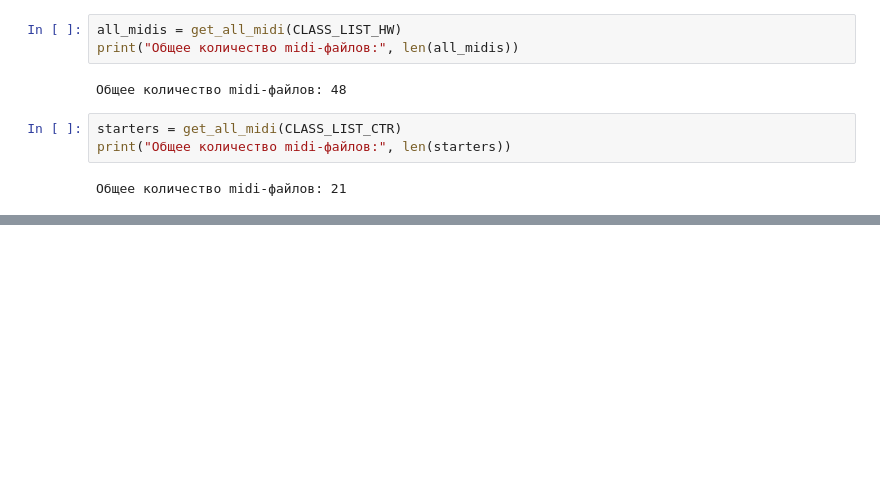
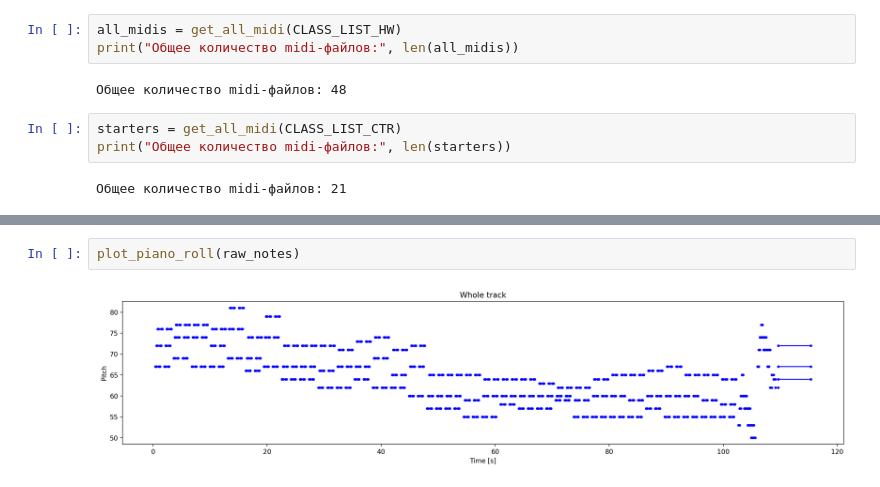
Before and after one commit to Ads369/Ads_2s, a Jupyter notebook: 24_4_HW_colab.ipynb, the cells around one changed output, grey strips where cells are left out. Saved outputs shown, nothing was run; the diff lists cells and outputs as text; blank space fills up the shorter version.

```diff
--- a/24_4_HW_colab.ipynb
+++ b/24_4_HW_colab.ipynb
@@ -731,0 +309,4 @@ raw_notes.head()
+# %%
+plot_piano_roll(raw_notes)
+# %% [output]
+[figure, added]
```
Also changed, not shown: parts of 102 cells of this notebook.
